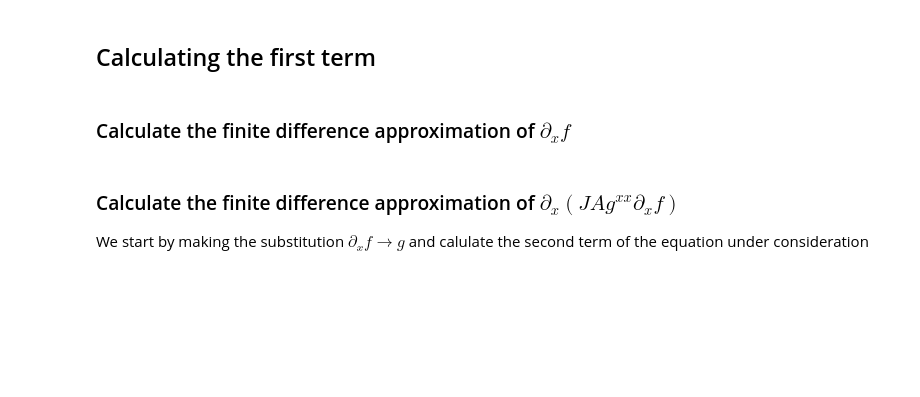
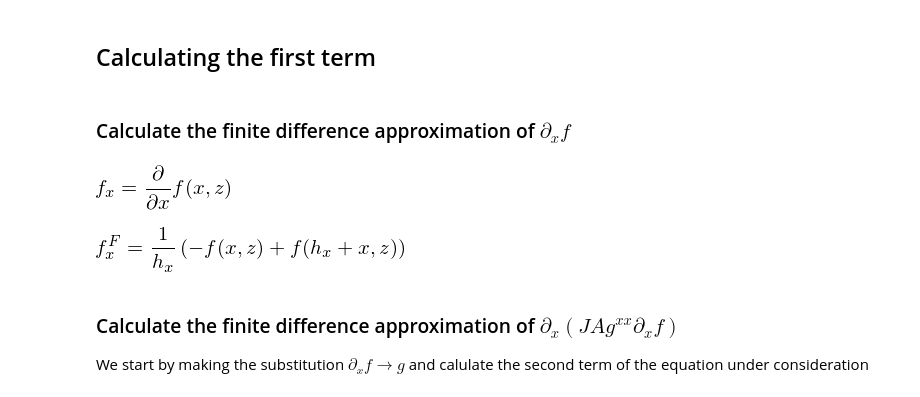
Before and after one commit to CELMA-project/CELMA, a Jupyter notebook: derivations/laplacianInversion/BackwardsForwards.ipynb, the cells around one changed output. Cells and saved outputs as stored; diff of their text form; code cells hidden in the pictures; blank space fills up the shorter version.

```diff
--- a/derivations/laplacianInversion/BackwardsForwards.ipynb
+++ b/derivations/laplacianInversion/BackwardsForwards.ipynb
@@ -93,8 +95,11 @@ is symmteric
 # %%
 fx = f.diff(x)
 fxB = as_finite_diff(fx, forwardX)
 display(Eq(symbols('f_x'), fx))
-display(Eq(symbols('f_x^B'), together(fxB)))
+display(Eq(symbols('f_x^F'), together(fxB)))
+# %% [output]
+[figure, added]
+[figure, added]
 # %% [markdown]
 ### Calculate the finite difference approximation of $\partial_x \left(JAg^{xx}\partial_x f\right)$
 
```
Also changed, not shown: parts of 13 cells of this notebook, 4 other files.
